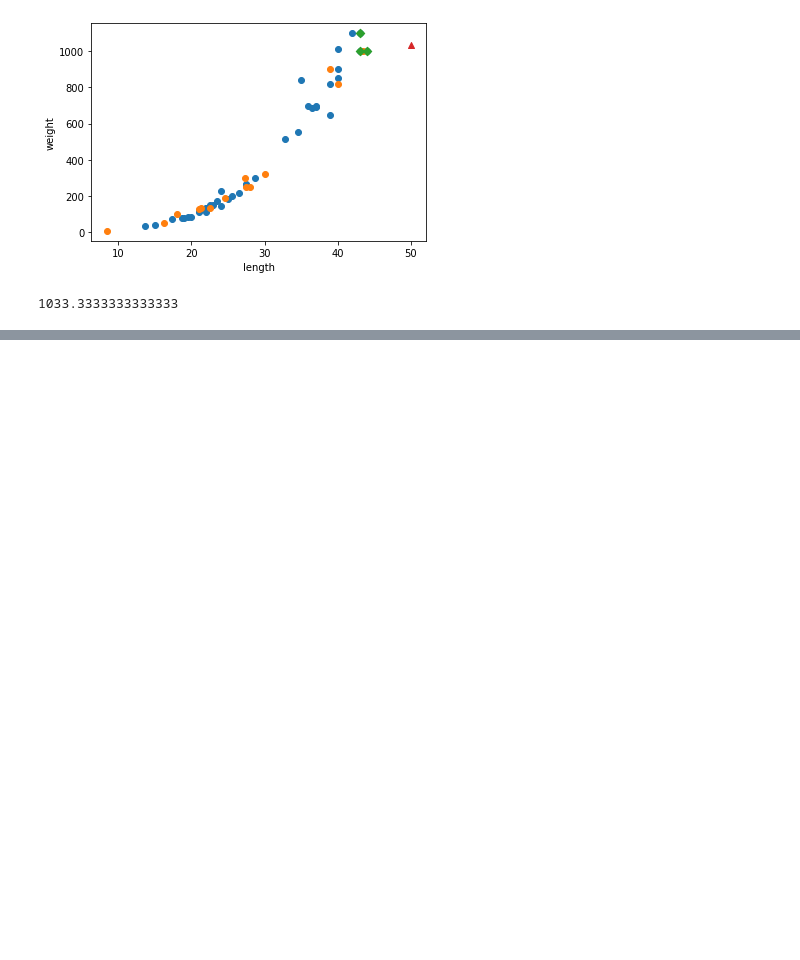
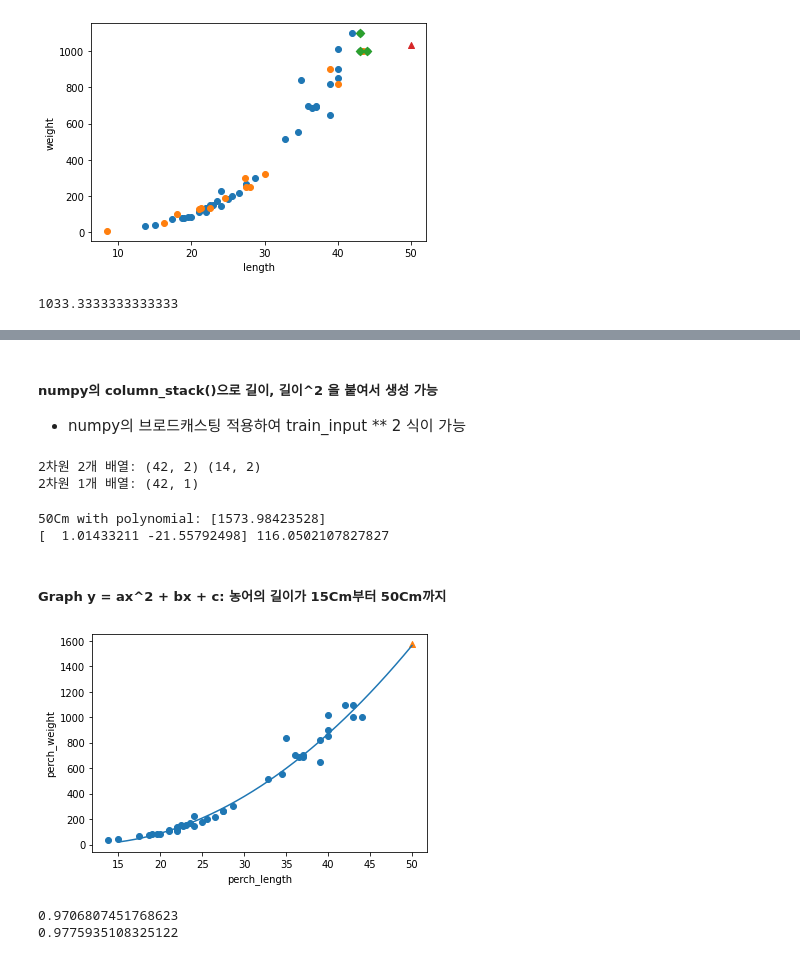
Before and after one commit to Hot-KimChi/ML_DL_study, a Jupyter notebook: 1_Machine Learning/03-2_선형 회귀.ipynb, the cells around one changed output, grey strips where cells are left out. Saved outputs shown, nothing was run; the diff lists cells and outputs as text; code cells hidden in the pictures; blank space fills up the shorter version.

```diff
--- a/1_Machine Learning/03-2_선형 회귀.ipynb
+++ b/1_Machine Learning/03-2_선형 회귀.ipynb
@@ -97,0 +168,50 @@ NameError: name 'knr' is not defined
+# %% [markdown]
+##### numpy의 column_stack()으로 **길이**, **길이^2** 을 붙여서 생성 가능
+- numpy의 브로드캐스팅 적용하여 train_input ** 2 식이 가능
+# %%
+## 브로드캐스팅 및 np.column_stack()으로 계산하고 합치기
+train_poly = np.column_stack((train_input ** 2, train_input))
+test_poly = np.column_stack((test_input ** 2, test_input))
+
+print('2차원 2개 배열:', train_poly.shape, test_poly.shape)
+print('2차원 1개 배열:', train_input.shape)
+# %% [output]
+2차원 2개 배열: (42, 2) (14, 2)
+2차원 1개 배열: (42, 1)
+# %%
+## polynomial regression 훈련
+lr.fit(train_poly, train_target)
+
+## 50Cm인 농어의 길이 예측하기
+print('50Cm with polynomial:', lr.predict([[50**2, 50]]))
+
+print(lr.coef_, lr.intercept_)
+# %% [output]
+50Cm with polynomial: [1573.98423528]
+[  1.01433211 -21.55792498] 116.0502107827827
+# %% [markdown]
+##### Graph y = ax^2 + bx + c: 농어의 길이가 15Cm부터 50Cm까지
+# %%
+## 구간별 곡선을 그리기 위해서 15 - 50까지 정수배열 생성
+list_len = np.arange(15, 51)
+
+## 훈련 세트의 산점도를 그리기
+plt.scatter(train_input, train_target)
+
+## 15에서 50까지 2차 곡선을 그리기
+plt.plot(list_len, 1.01*list_len**2 -21.56*list_len + 116.05)
+
+## 50Cm 농어 데이터 포함
+plt.scatter(50, 1573, marker='^')
+plt.xlabel('perch_length')
+plt.ylabel('perch_weight')
+plt.show()
+# %% [output]
+[figure, added]
+# %%
+## 훈련세트와 테스트 세트 R^2 점수 확인
+print(lr.score(train_poly, train_target))
+print(lr.score(test_poly, test_target))
+# %% [output]
+0.9706807451768623
+0.9775935108325122
```
Also changed, not shown: parts of 13 cells of this notebook.
